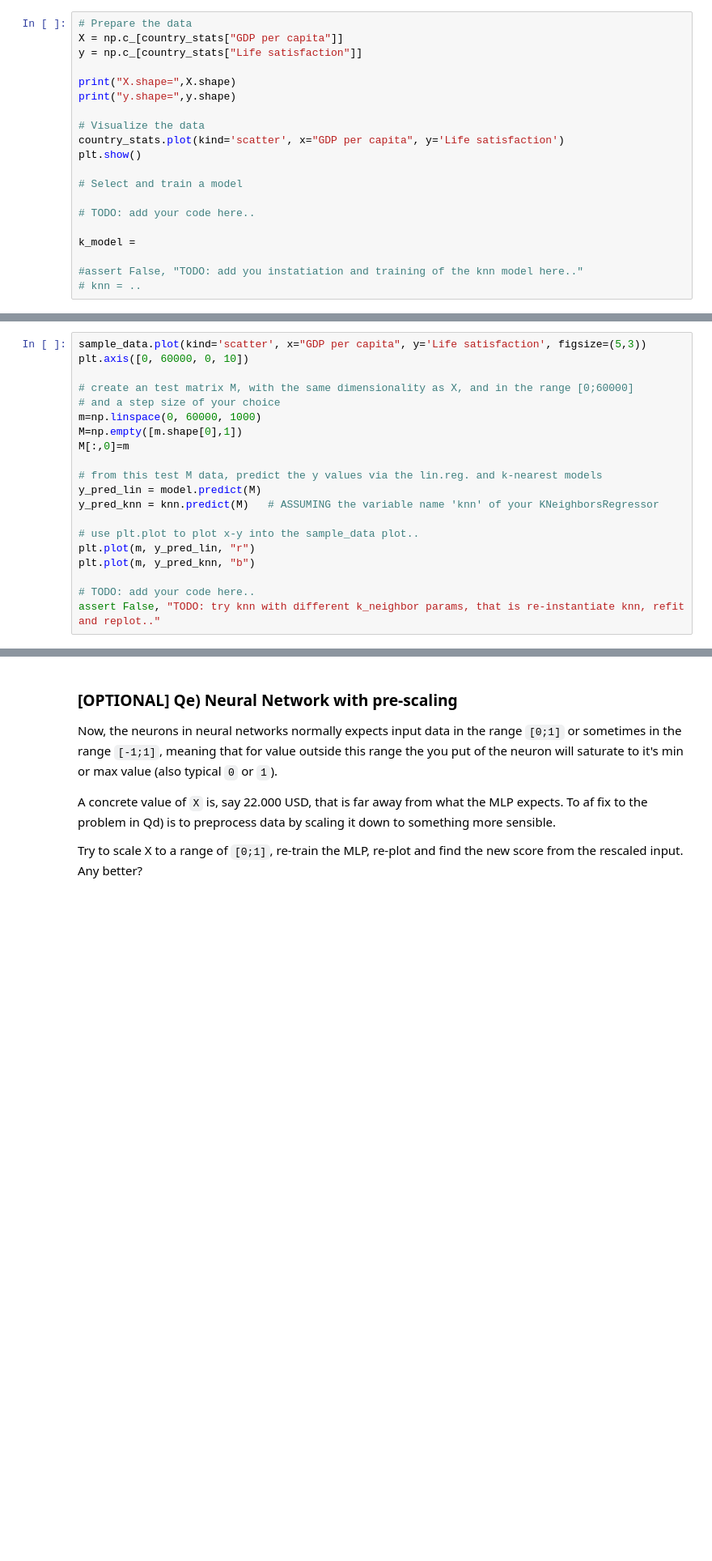
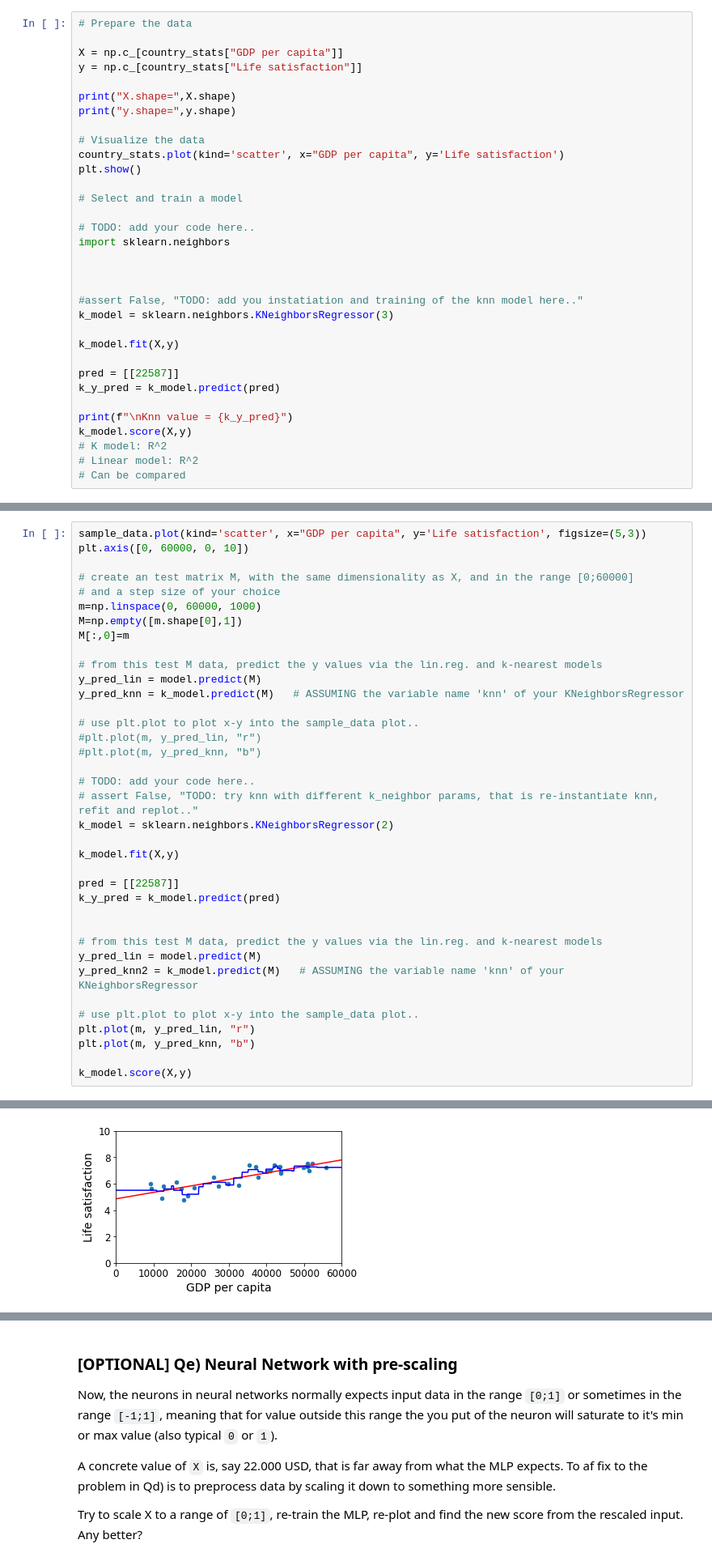
Before and after one commit to gomgom50/MLKursus, a Jupyter notebook: Morten/intro_L1_Morten.ipynb, the cells around one changed output, grey strips where cells are left out. Shown at 81% size. Drawn from its saved outputs; the diff is of its cells as text; blank space fills up the shorter version.

```diff
--- a/Morten/intro_L1_Morten.ipynb
+++ b/Morten/intro_L1_Morten.ipynb
@@ -370,6 +370,7 @@ country_stats
 | United States | 55805.204 | 7.2 |
 # %%
 # Prepare the data
+
 X = np.c_[country_stats["GDP per capita"]]
 y = np.c_[country_stats["Life satisfaction"]]
 
@@ -383,11 +384,23 @@ plt.show()
 # Select and train a model
 
 # TODO: add your code here..
+import sklearn.neighbors
 
-k_model =
+
 
 #assert False, "TODO: add you instatiation and training of the knn model here.."
-# knn = ..
+k_model = sklearn.neighbors.KNeighborsRegressor(3)
+
+k_model.fit(X,y)
+
+pred = [[22587]]
+k_y_pred = k_model.predict(pred)
+
+print(f"\nKnn value = {k_y_pred}")
+k_model.score(X,y)
+# K model: R^2
+# Linear model: R^2
+# Can be compared
 # %% [output]
 X.shape= (29, 1)
 y.shape= (29, 1)
@@ -421,11 +435,29 @@ M[:,0]=m
 
 # from this test M data, predict the y values via the lin.reg. and k-nearest models
 y_pred_lin = model.predict(M)
-y_pred_knn = knn.predict(M)   # ASSUMING the variable name 'knn' of your KNeighborsRegressor
+y_pred_knn = k_model.predict(M)   # ASSUMING the variable name 'knn' of your KNeighborsRegressor
+
+# use plt.plot to plot x-y into the sample_data plot..
+#plt.plot(m, y_pred_lin, "r")
+#plt.plot(m, y_pred_knn, "b")
+
+# TODO: add your code here..
+# assert False, "TODO: try knn with different k_neighbor params, that is re-instantiate knn, refit and replot.."
+k_model = sklearn.neighbors.KNeighborsRegressor(2)
+
+k_model.fit(X,y)
+
+pred = [[22587]]
+k_y_pred = k_model.predict(pred)
+
+
+# from this test M data, predict the y values via the lin.reg. and k-nearest models
+y_pred_lin = model.predict(M)
+y_pred_knn2 = k_model.predict(M)   # ASSUMING the variable name 'knn' of your KNeighborsRegressor
 
 # use plt.plot to plot x-y into the sample_data plot..
 plt.plot(m, y_pred_lin, "r")
 plt.plot(m, y_pred_knn, "b")
 
-# TODO: add your code here..
-assert False, "TODO: try knn with different k_neighbor params, that is re-instantiate knn, refit and replot.."
+k_model.score(X,y)
+# %% [output]
@@ -432,3 +465,4 @@ assert False, "TODO: try knn with different k_neighbor params, that is re-instan
+[figure, added]
 # %% [markdown]
 ### Qd) Trying out a Neural Network
 
```
Also changed, not shown: parts of 7 cells of this notebook, 1 other file.
